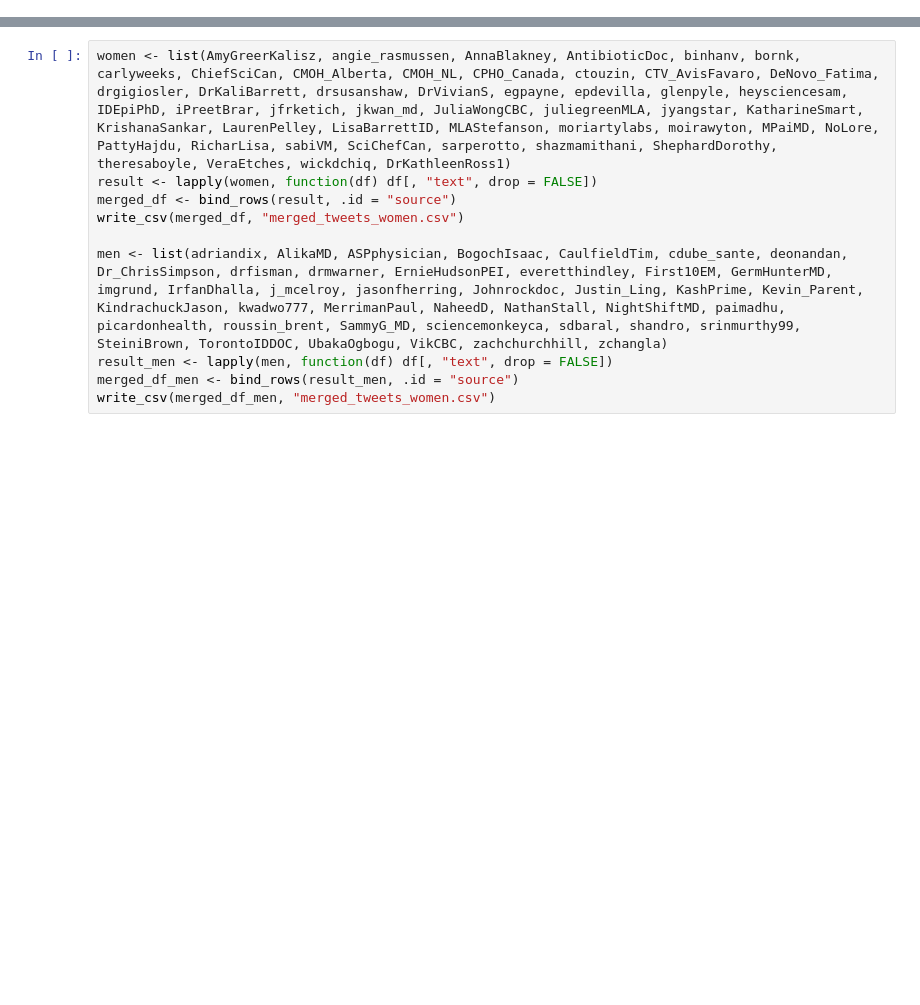
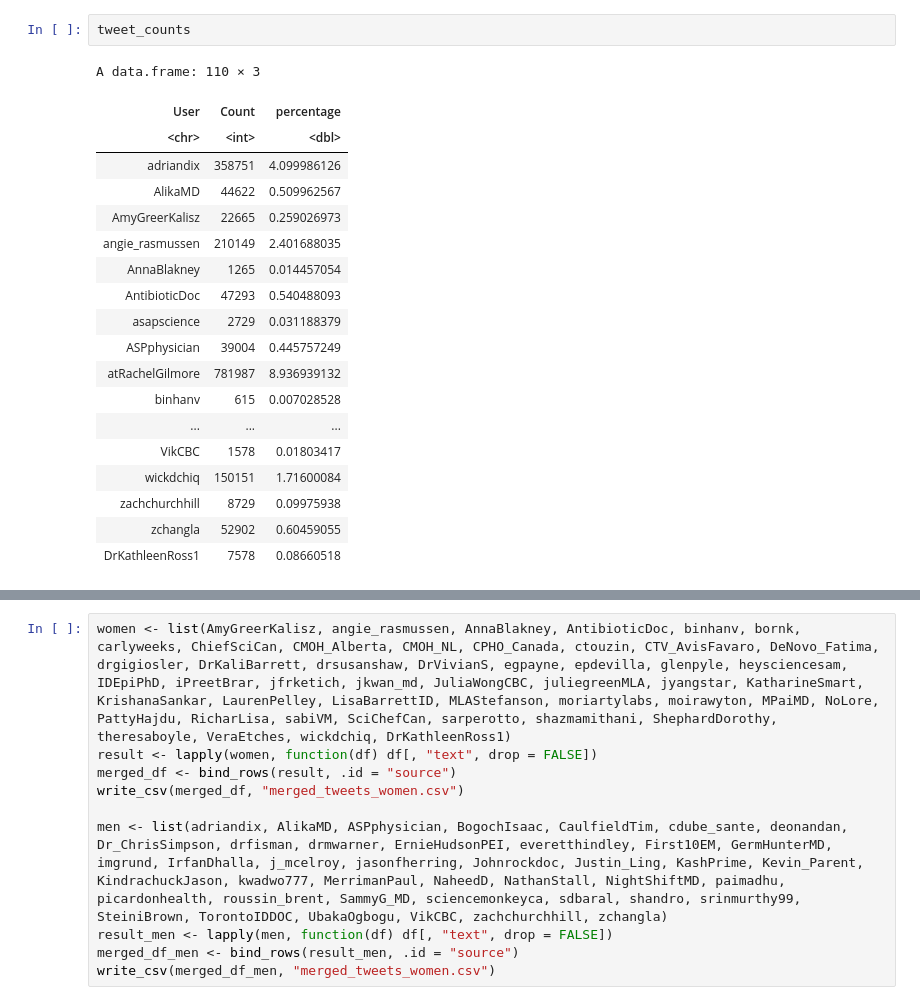
Before and after one commit to Irene-Berezin/tweets, a Jupyter notebook: Untitled-1.ipynb, the cells around one changed output, grey strips where cells are left out. Cells and saved outputs as stored; diff of their text form; blank space fills up the shorter version.

```diff
--- a/Untitled-1.ipynb
+++ b/Untitled-1.ipynb
@@ -132 +315,23 @@ i Specify the column types or set `show_col_types = FALSE` to quiet this message
+# %%
+tweet_counts
+# %% [output]
+A data.frame: 110 × 3
+| User | Count | percentage |
+| <chr> | <int> | <dbl> |
+| adriandix | 358751 | 4.099986126 |
+| AlikaMD | 44622 | 0.509962567 |
+| AmyGreerKalisz | 22665 | 0.259026973 |
+| angie_rasmussen | 210149 | 2.401688035 |
+| AnnaBlakney | 1265 | 0.014457054 |
+| AntibioticDoc | 47293 | 0.540488093 |
+| asapscience | 2729 | 0.031188379 |
+| ASPphysician | 39004 | 0.445757249 |
+| atRachelGilmore | 781987 | 8.936939132 |
+| binhanv | 615 | 0.007028528 |
+| ... | ... | ... |
+| VikCBC | 1578 | 0.01803417 |
+| wickdchiq | 150151 | 1.71600084 |
+| zachchurchhill | 8729 | 0.09975938 |
+| zchangla | 52902 | 0.60459055 |
+| DrKathleenRoss1 | 7578 | 0.08660518 |
 # %%
```
Also changed, not shown: parts of 19 cells of this notebook, 8 other files.
